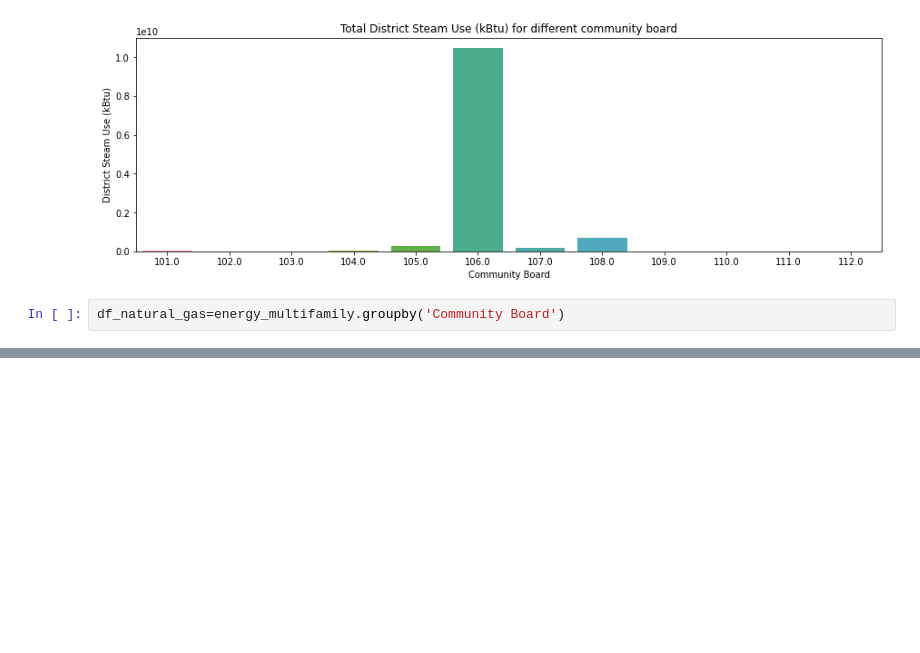
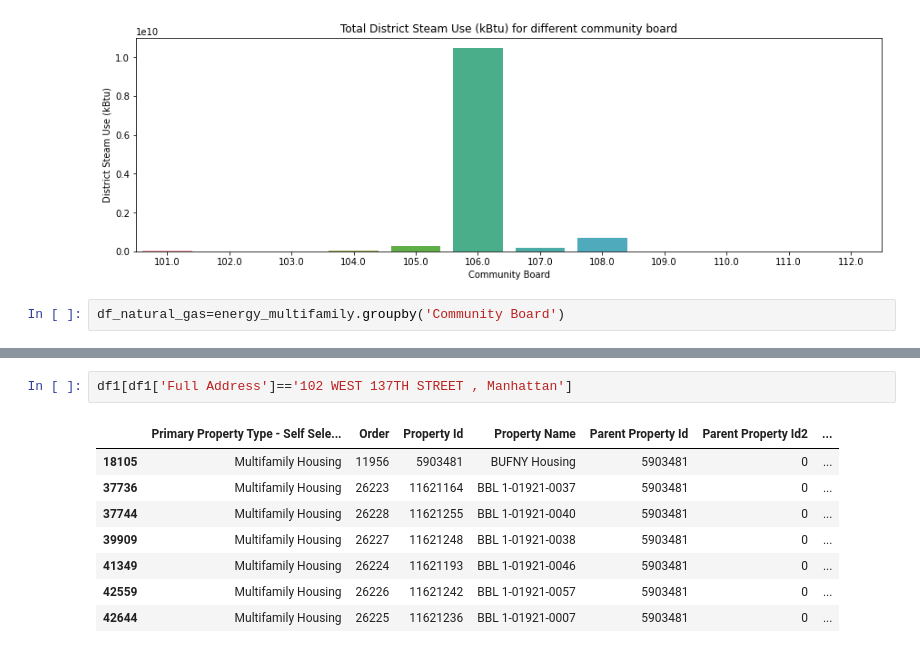
Before and after one commit to AmyZeng2021/Manhattan_CB3, a Jupyter notebook: Energy_Data_Preparation.ipynb, the cells around one changed output, grey strips where cells are left out. Saved outputs shown, nothing was run; the diff lists cells and outputs as text; blank space fills up the shorter version.

```diff
--- a/Energy_Data_Preparation.ipynb
+++ b/Energy_Data_Preparation.ipynb
@@ -1174,0 +1234,11 @@ plt.show()
+# %%
+df1[df1['Full Address']=='102 WEST 137TH STREET , Manhattan']
+# %% [output]
+|  | Primary Property Type - Self Sele... | Order | Property Id | Property Name | Parent Property Id | Parent Property Id2 | ... |
+| 18105 | Multifamily Housing | 11956 | 5903481 | BUFNY Housing | 5903481 | 0 | ... |
+| 37736 | Multifamily Housing | 26223 | 11621164 | BBL 1-01921-0037 | 5903481 | 0 | ... |
+| 37744 | Multifamily Housing | 26228 | 11621255 | BBL 1-01921-0040 | 5903481 | 0 | ... |
+| 39909 | Multifamily Housing | 26227 | 11621248 | BBL 1-01921-0038 | 5903481 | 0 | ... |
+| 41349 | Multifamily Housing | 26224 | 11621193 | BBL 1-01921-0046 | 5903481 | 0 | ... |
+| 42559 | Multifamily Housing | 26226 | 11621242 | BBL 1-01921-0057 | 5903481 | 0 | ... |
+| 42644 | Multifamily Housing | 26225 | 11621236 | BBL 1-01921-0007 | 5903481 | 0 | ... |
```
Also changed, not shown: parts of 23 cells of this notebook.
